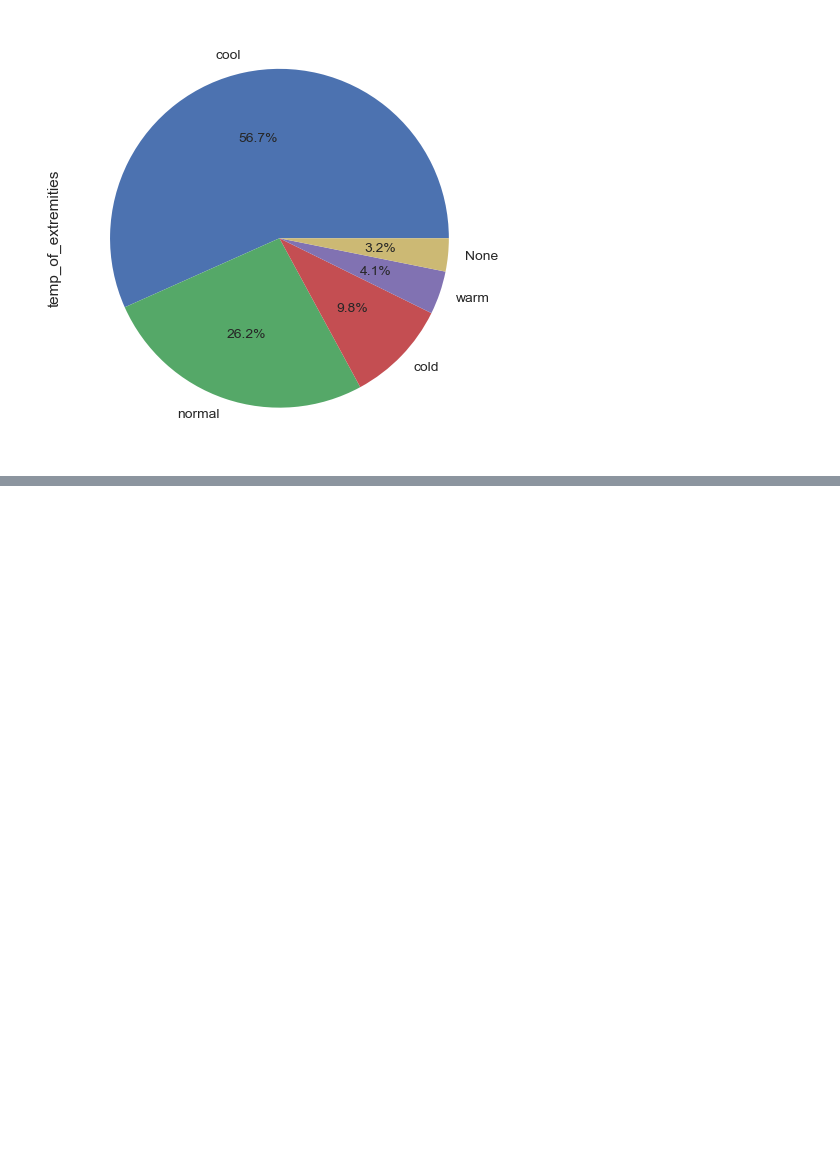
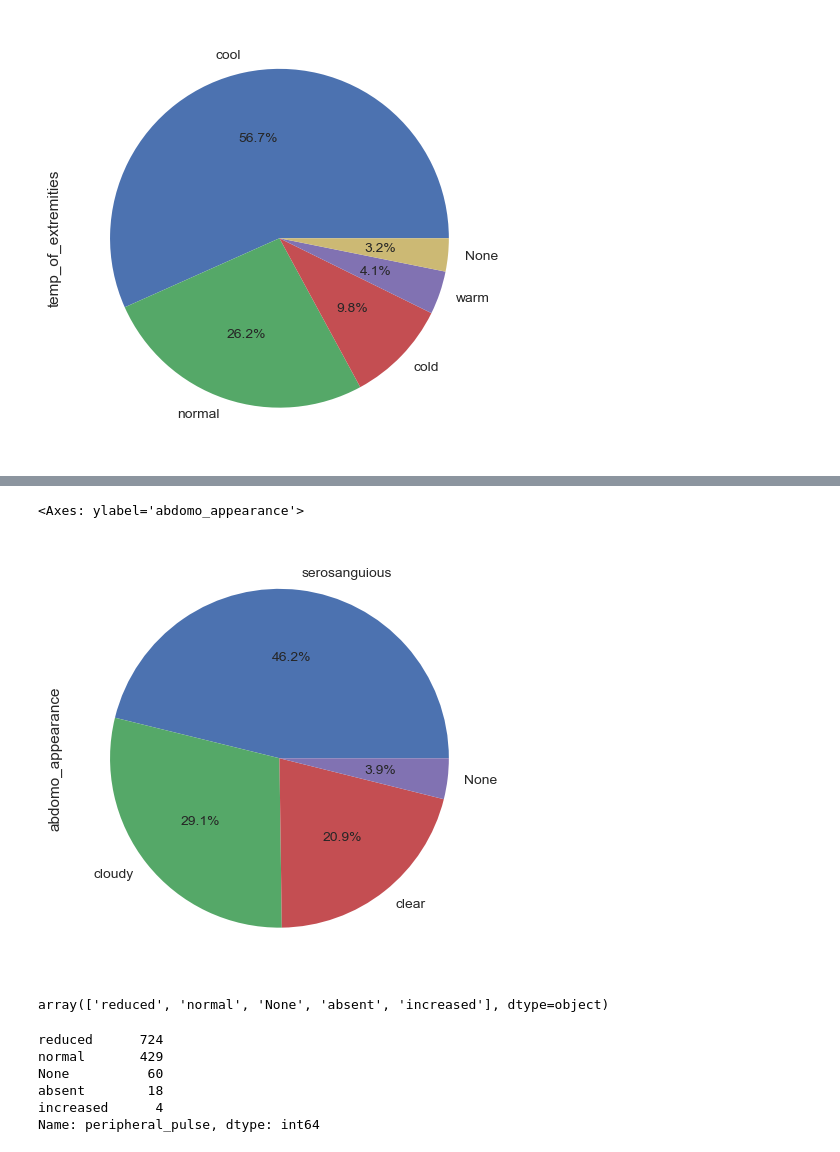
Before and after one commit to abideen-olawuwo/HorsesHealthPrediction, a Jupyter notebook: Horse_Prediction.ipynb, the cells around one changed output, grey strips where cells are left out. Saved outputs shown, nothing was run; the diff lists cells and outputs as text; code cells hidden in the pictures; blank space fills up the shorter version.

```diff
--- a/Horse_Prediction.ipynb
+++ b/Horse_Prediction.ipynb
@@ -222,0 +246,18 @@ df['temp_of_extremities'].value_counts().plot(kind='pie',autopct='%1.1f%%')
+# %%
+df['abdomo_appearance'].value_counts().plot(kind='pie',autopct='%1.1f%%')
+# %% [output]
+<Axes: ylabel='abdomo_appearance'>
+[figure, added]
+# %%
+df['peripheral_pulse'].unique()
+# %% [output]
+array(['reduced', 'normal', 'None', 'absent', 'increased'], dtype=object)
+# %%
+df['peripheral_pulse'].value_counts()
+# %% [output]
+reduced      724
+normal       429
+None          60
+absent        18
+increased      4
+Name: peripheral_pulse, dtype: int64
```
Also changed, not shown: parts of 8 cells of this notebook.
